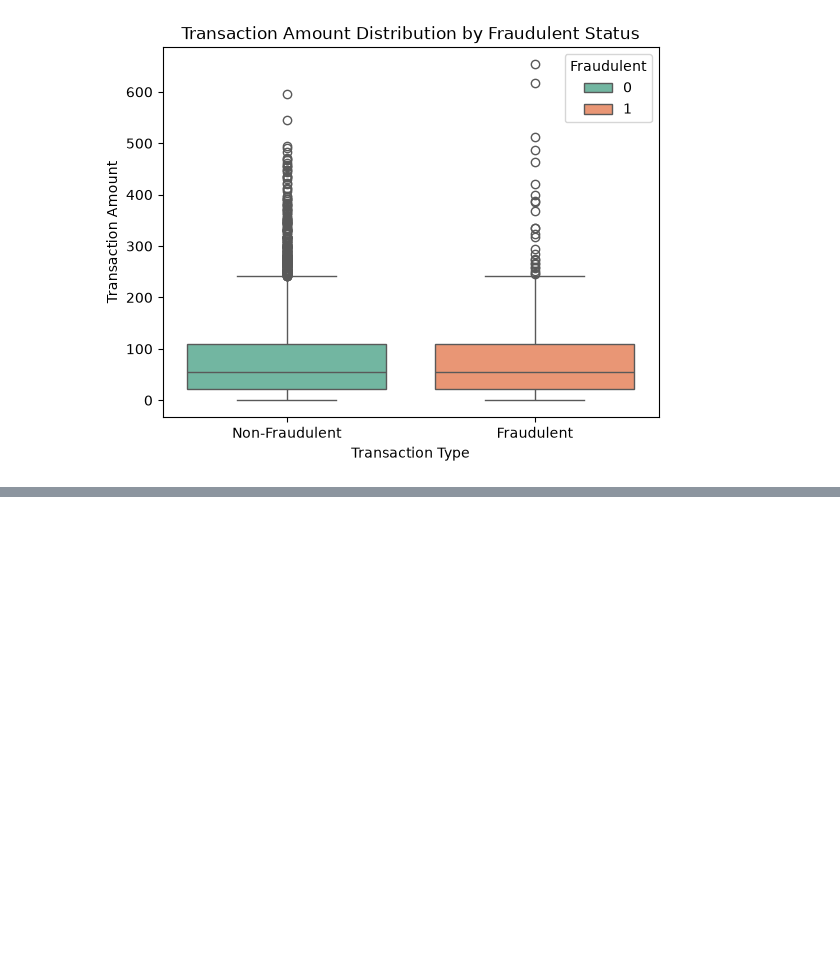
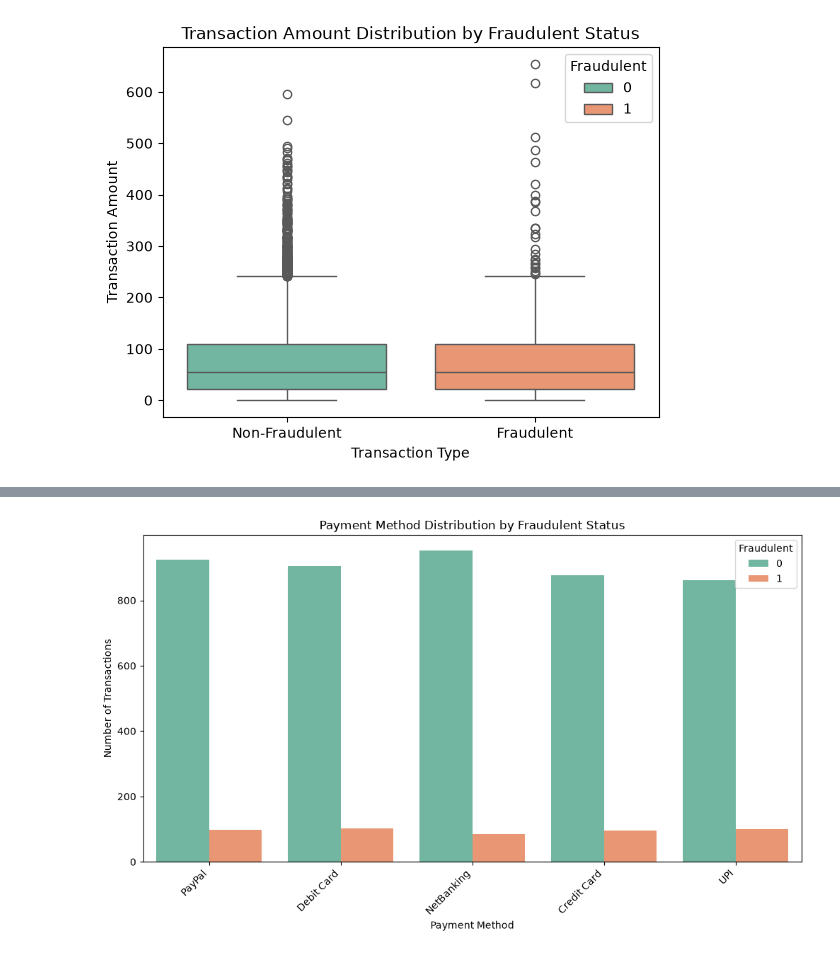
Before and after one commit to umairr-95/Financial-Fraud-Detection-Model-with-Dashboard, a Jupyter notebook: EDA.ipynb, the cells around one changed output, grey strips where cells are left out. Saved outputs shown, nothing was run; the diff lists cells and outputs as text; code cells hidden in the pictures; blank space fills up the shorter version.

```diff
--- a/EDA.ipynb
+++ b/EDA.ipynb
@@ -100,0 +182,12 @@ plt.show()
+# %%
+plt.figure(figsize=(12, 6))
+sns.countplot(data=df, x='Payment_Method', hue='Fraudulent', palette='Set2')
+
+plt.title('Payment Method Distribution by Fraudulent Status')
+plt.xlabel('Payment Method')
+plt.ylabel('Number of Transactions')
+
+plt.xticks(rotation=45, ha='right')
+plt.show()
+# %% [output]
+[figure, added]
```
Also changed, not shown: parts of 11 cells of this notebook.
